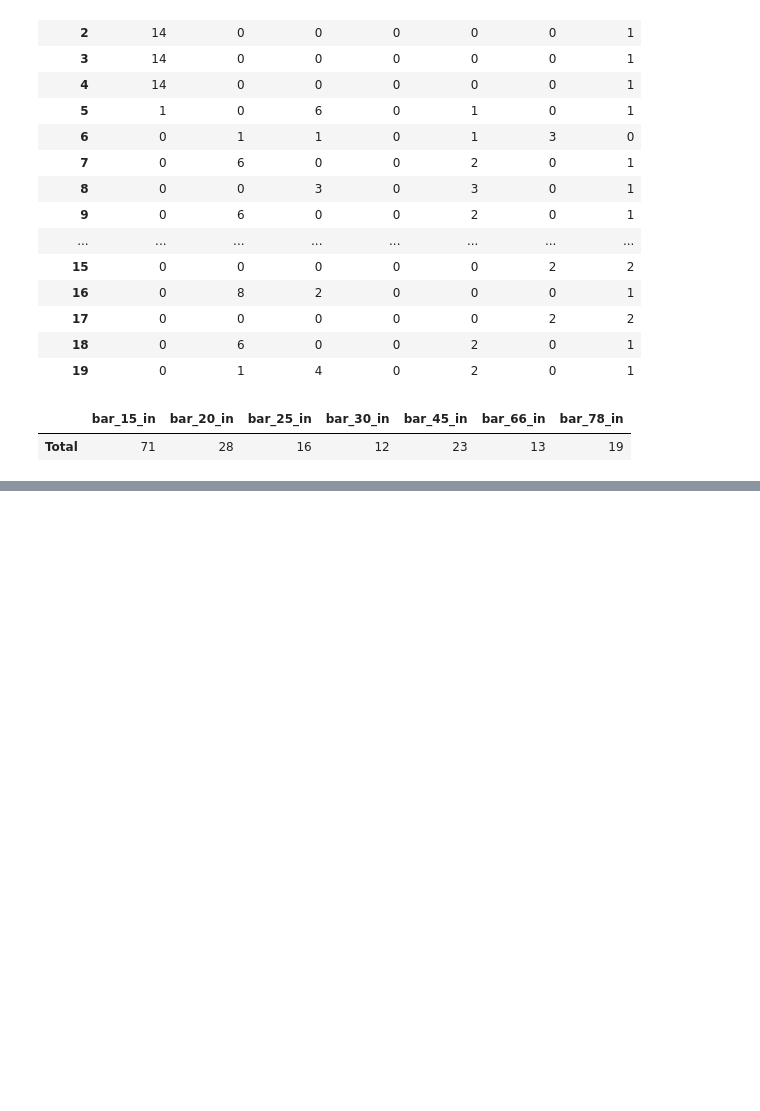
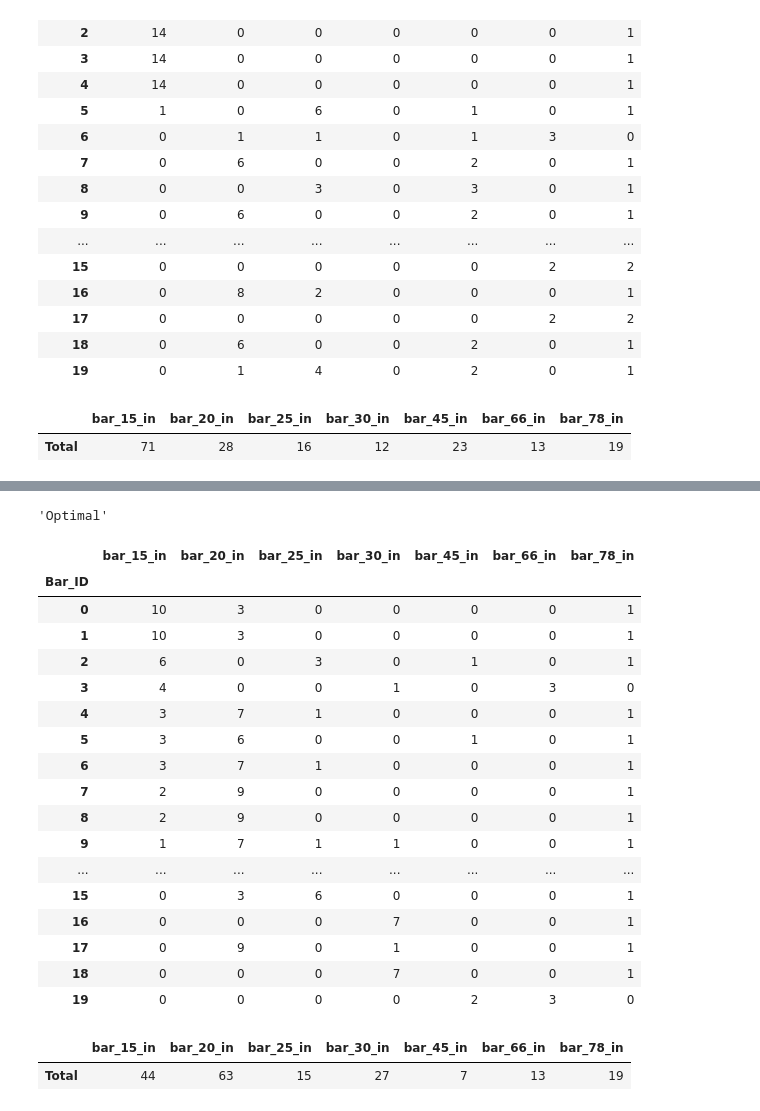
Before and after one commit to cuongpham24/optimizations, a Jupyter notebook: Minimize_scrap.ipynb, the cells around one changed output, grey strips where cells are left out. Drawn from its saved outputs; the diff is of its cells as text; code cells hidden in the pictures; blank space fills up the shorter version.

Commit message:
add advance case

```diff
--- a/Minimize_scrap.ipynb
+++ b/Minimize_scrap.ipynb
@@ -114,0 +139,60 @@ pd.DataFrame(df.sum(), columns=["Total"]).T
+# %%
+# Define cost. These values need to change based on the market values
+CR = 0.5
+CD = 2
+
+# Define variable
+X = LpVariable.dicts("bar", [f"{i}_{j}" for i in range(1, N + 1) for j in range(1, M + 1)], lowBound=0, cat='Integer')
+Y = LpVariable.dicts("bar", [f"{j}" for j in range(1, M + 1)], lowBound=0, cat='Integer')
+
+# Initialize model
+model = LpProblem("MinimizeScrap", LpMinimize)
+
+# Objective function
+model += lpSum([L - lpSum(l[j - 1] * X[f"{i}_{j}"] for j in range(1, M + 1)) for i in range(1, N + 1)]) * CR + \
+         lpSum(Y[f"{j}"] * l[j - 1] for j in range(1, M + 1)) * CD, "Cost"
+
+# Constraints
+# Length within original bar length
+for i in range(1, N + 1):
+    model += lpSum(l[j - 1] * X[f"{i}_{j}"] for j in range(1, M + 1)) <= L
+
+# Meet demand
+for j in range(1, M + 1):
+    model += lpSum([X[f"{i}_{j}"] for i in range(1, N + 1)]) + Y[f"{j}"] >= D[j - 1]
+# %%
+# Solve model
+model.solve()
+LpStatus[model.status]
+# %% [output]
+'Optimal'
+# %%
+df_advanced = pd.DataFrame({f"bar_{l[j - 1]}_in": [int(X[f"{i}_{j}"].varValue) for i in range(1, N + 1)]
+                   for j in range(1, M + 1)}).sort_values(by=f"bar_{min(l)}_in", ascending=False).reset_index(drop=True)
+df_advanced.index.name = 'Bar_ID'
+df_advanced
+# %% [output]
+|  | bar_15_in | bar_20_in | bar_25_in | bar_30_in | bar_45_in | bar_66_in | bar_78_in |
+| Bar_ID |  |  |  |  |  |  |  |
+| 0 | 10 | 3 | 0 | 0 | 0 | 0 | 1 |
+| 1 | 10 | 3 | 0 | 0 | 0 | 0 | 1 |
+| 2 | 6 | 0 | 3 | 0 | 1 | 0 | 1 |
+| 3 | 4 | 0 | 0 | 1 | 0 | 3 | 0 |
+| 4 | 3 | 7 | 1 | 0 | 0 | 0 | 1 |
+| 5 | 3 | 6 | 0 | 0 | 1 | 0 | 1 |
+| 6 | 3 | 7 | 1 | 0 | 0 | 0 | 1 |
+| 7 | 2 | 9 | 0 | 0 | 0 | 0 | 1 |
+| 8 | 2 | 9 | 0 | 0 | 0 | 0 | 1 |
+| 9 | 1 | 7 | 1 | 1 | 0 | 0 | 1 |
+| ... | ... | ... | ... | ... | ... | ... | ... |
+| 15 | 0 | 3 | 6 | 0 | 0 | 0 | 1 |
+| 16 | 0 | 0 | 0 | 7 | 0 | 0 | 1 |
+| 17 | 0 | 9 | 0 | 1 | 0 | 0 | 1 |
+| 18 | 0 | 0 | 0 | 7 | 0 | 0 | 1 |
+| 19 | 0 | 0 | 0 | 0 | 2 | 3 | 0 |
+# %%
+# Check total
+pd.DataFrame(df_advanced.sum(), columns=["Total"]).T
+# %% [output]
+|  | bar_15_in | bar_20_in | bar_25_in | bar_30_in | bar_45_in | bar_66_in | bar_78_in |
+| Total | 44 | 63 | 15 | 27 | 7 | 13 | 19 |
```
Also changed, not shown: parts of 4 cells of this notebook.
